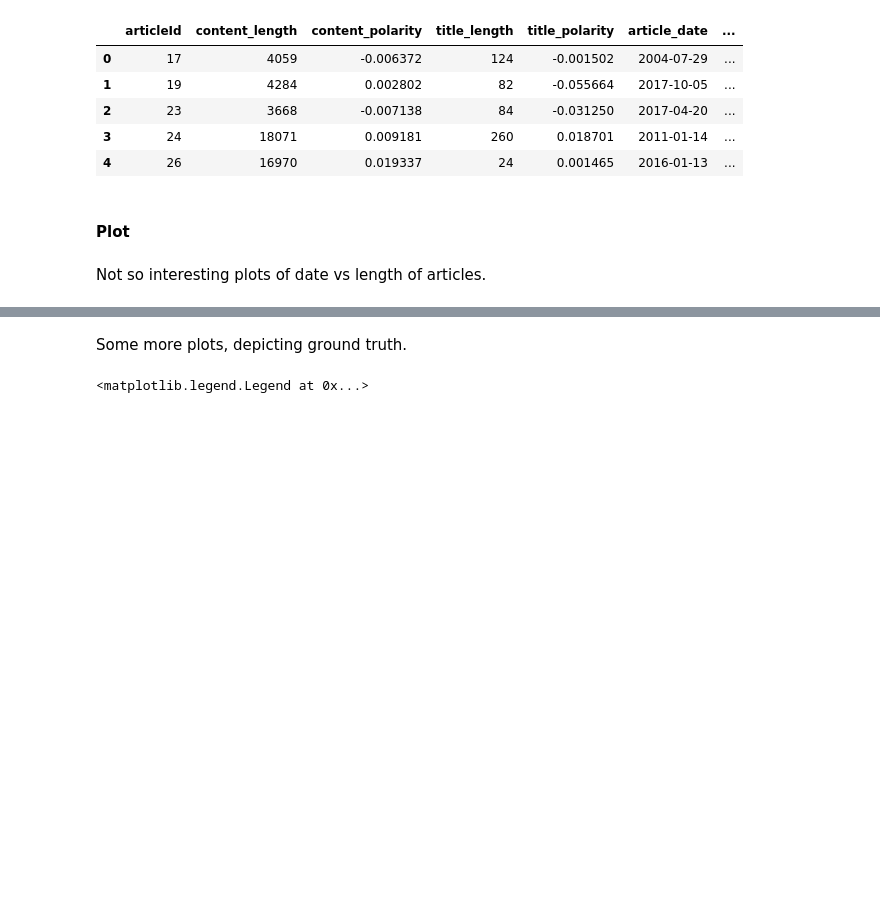
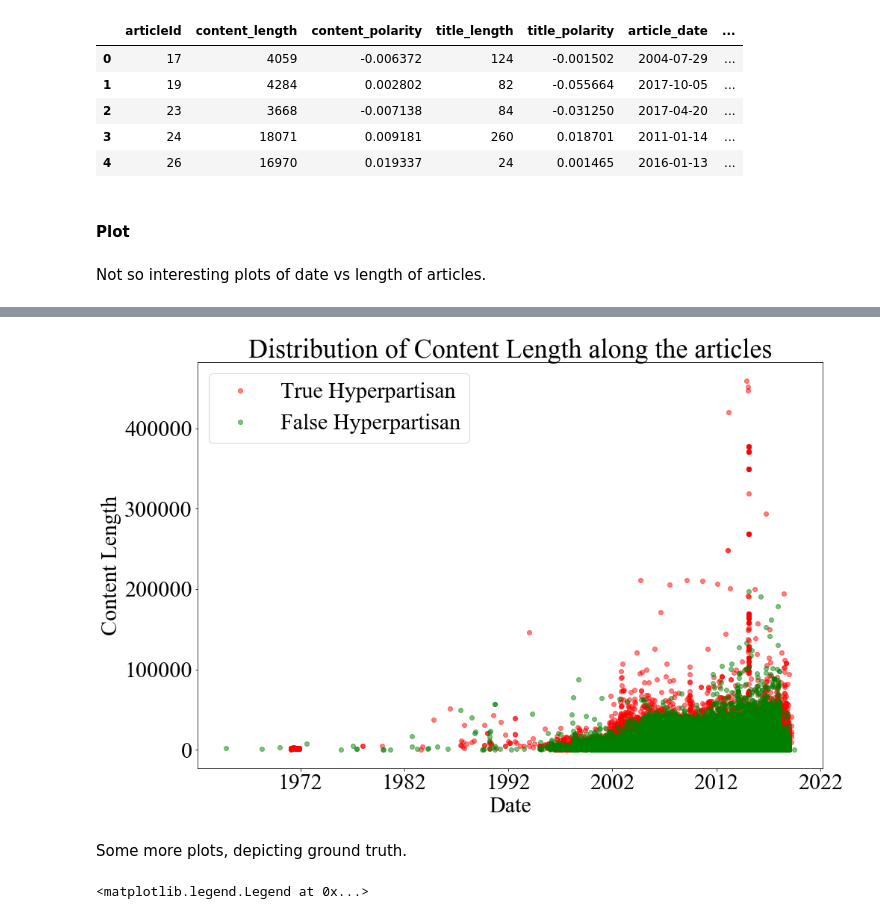
Before and after one commit to virresh/hyperpartisan-semeval19-task4, a Jupyter notebook: old_stuff/Data Visualisation.ipynb, the cells around one changed output, grey strips where cells are left out. Saved outputs shown, nothing was run; the diff lists cells and outputs as text; code cells hidden in the pictures; blank space fills up the shorter version.

```diff
--- a/old_stuff/Data Visualisation.ipynb
+++ b/old_stuff/Data Visualisation.ipynb
@@ -70,3 +97,17 @@ date_less.plot('article_date', 'content_length', c='g', style='.')
+# %%
+fig, ax = plt.subplots(1,1)
+
+ax.plot(data_true_hyp['article_date'], data_true_hyp['content_length'], 'o', c='r', alpha=0.5, label='True Hyperpartisan')
+ax.plot(data_fals_hyp['article_date'], data_fals_hyp['content_length'], 'o', c='g', alpha=0.5, label='False Hyperpartisan')
+ax.legend()
+
+ax.set_title('Distribution of Content Length along the articles')
+ax.set_xlabel('Date')
+ax.set_ylabel('Content Length')
+plt.savefig('figures/date_vs_content_len.png')
+plt.show()
+# %% [output]
+[figure, added]
 # %% [markdown]
 Some more plots, depicting ground truth.
 # %%
```
Also changed, not shown: parts of 4 cells of this notebook, 3 other files.
